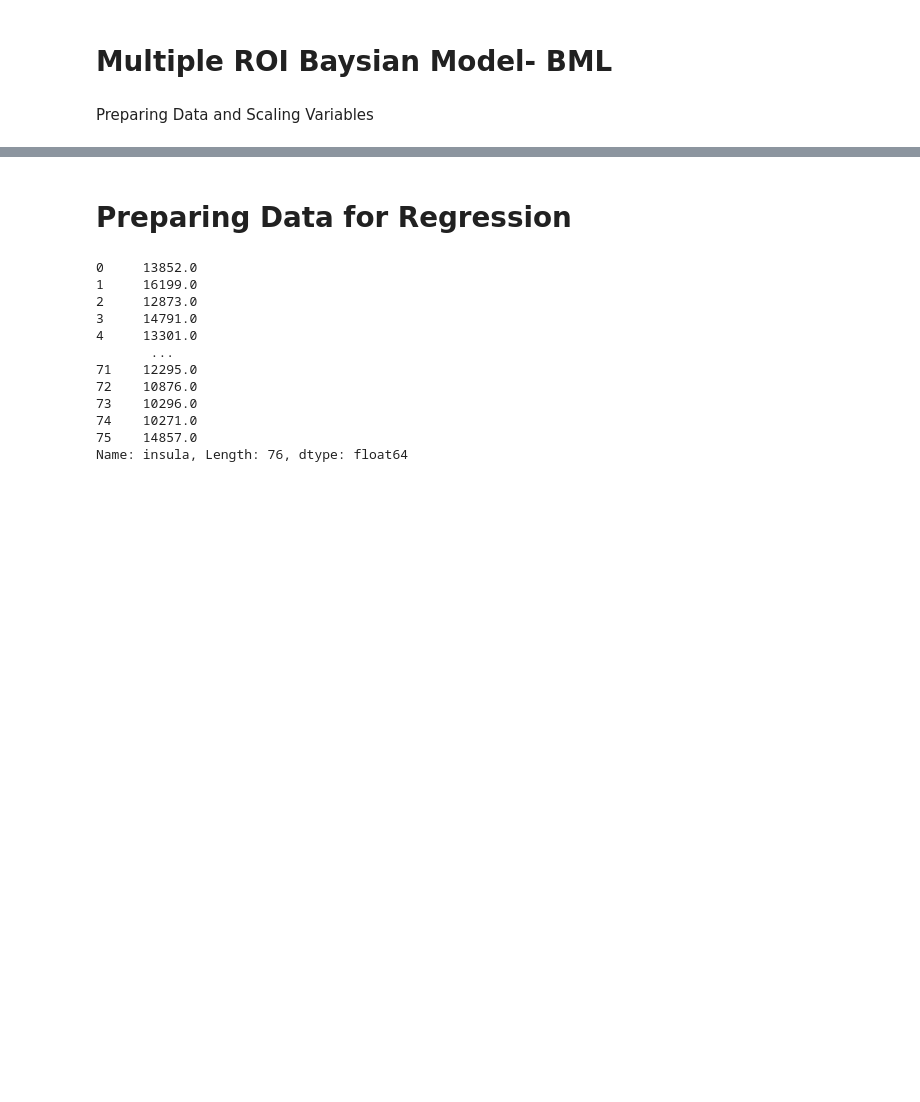
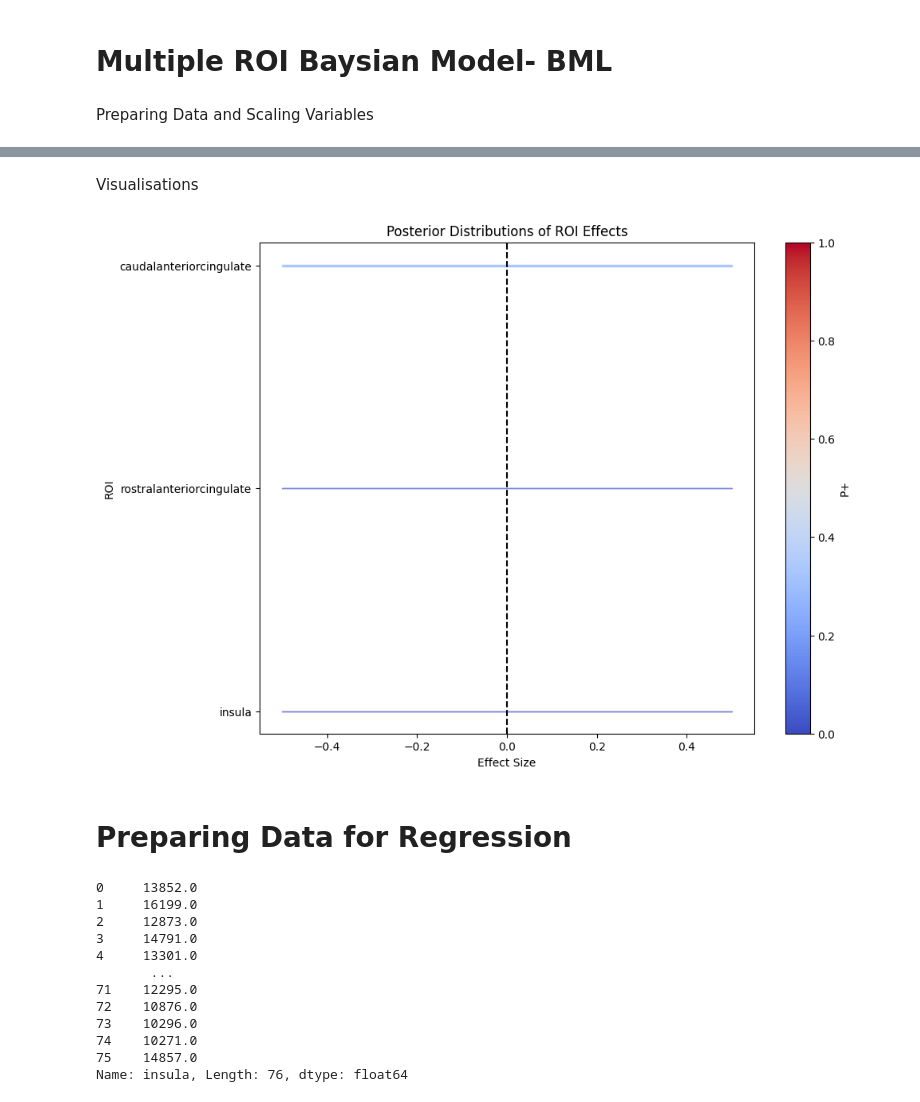
Before and after one commit to DuekLab/Pain_Gray_Matter_Analysis, a Jupyter notebook: Gray_matter_analysis_LC.ipynb, the cells around one changed output, grey strips where cells are left out. Cells and saved outputs as stored; diff of their text form; code cells hidden in the pictures; blank space fills up the shorter version.

```diff
--- a/Gray_matter_analysis_LC.ipynb
+++ b/Gray_matter_analysis_LC.ipynb
@@ -721,3 +881,66 @@ Index(['age', 'gender_01', 'PainGroupEncoded'], dtype='object')
+# %% [markdown]
+Visualisations
+# %%
+import arviz as az
+import numpy as np
+import pandas as pd
+import seaborn as sns
+import matplotlib.pyplot as plt
+from scipy.stats import gaussian_kde
+
+# Load posterior samples
+idata = az.from_netcdf("data/bayesian_model_t1.nc")
+
+# Extract fixed effects
+fixed_effects = {var: idata.posterior[var].values.flatten() for var in ['PainGroupEncoded', 'age', 'gender_01', 'EstimatedTotalIntraCranialVol']}
+
+# Extract random effects (ROI-level effects)
+roi_effects = idata.posterior["PainGroupEncoded|ROI"].values  # Extract PainGroupEncoded ROI effects
+roi_names = idata.posterior.coords["ROI__factor_dim"].values  # Extract ROI names
+
+# Compute posterior samples for each ROI effect
+posterior_samples = {roi: roi_effects[:, :, i].flatten() + fixed_effects['PainGroupEncoded'] for i, roi in enumerate(roi_names)}
+
+# Convert to DataFrame for visualization
+df_long = pd.DataFrame({"ROI": [], "Y": []})
+for roi, samples in posterior_samples.items():
+    temp_df = pd.DataFrame({"ROI": [roi] * len(samples), "Y": samples})
+    df_long = pd.concat([df_long, temp_df], ignore_index=True)
+
+# Compute P+ (Probability that effect > 0)
+df_pplus = df_long.groupby("ROI")["Y"].apply(lambda x: np.mean(x > 0)).reset_index()
+df_pplus.columns = ["ROI", "P+"]
+
+# Sorting ROIs by P+
+df_pplus = df_pplus.sort_values("P+", ascending=True)
+df_long["ROI"] = pd.Categorical(df_long["ROI"], categories=df_pplus["ROI"], ordered=True)
+
+def ridge_plot(df_long, df_pplus):
+    plt.figure(figsize=(10, 8))
+    y_positions = np.arange(len(df_pplus))  # Vertical offsets for plots
+    cmap = plt.get_cmap("coolwarm")  # Color gradient
+
+    for i, (roi, pplus) in enumerate(zip(df_pplus["ROI"], df_pplus["P+"])):
+        subset = df_long[df_long["ROI"] == roi]["Y"]
+        density = gaussian_kde(subset)(np.linspace(-0.5, 0.5, 100))
+        color = cmap(pplus)  # Color based on P+
+        plt.fill_between(np.linspace(-0.5, 0.5, 100), i + density, i - density, color=color, alpha=0.7)
+
+    plt.axvline(0, color="black", linestyle="--")
+    plt.yticks(y_positions, df_pplus["ROI"])
+    plt.xlabel("Effect Size")
+    plt.ylabel("ROI")
+    plt.title("Posterior Distributions of ROI Effects")
+
+    # Add colorbar
+    sm = plt.cm.ScalarMappable(cmap=cmap, norm=plt.Normalize(vmin=0, vmax=1))
+    cbar = plt.colorbar(sm, label="P+")
+
+    plt.show()
+
+ridge_plot(df_long, df_pplus)
+# %% [output]
+[figure, added]
 # %% [markdown]
 # Preparing Data for Regression
 # %%
```
Also changed, not shown: parts of 14 cells of this notebook.
